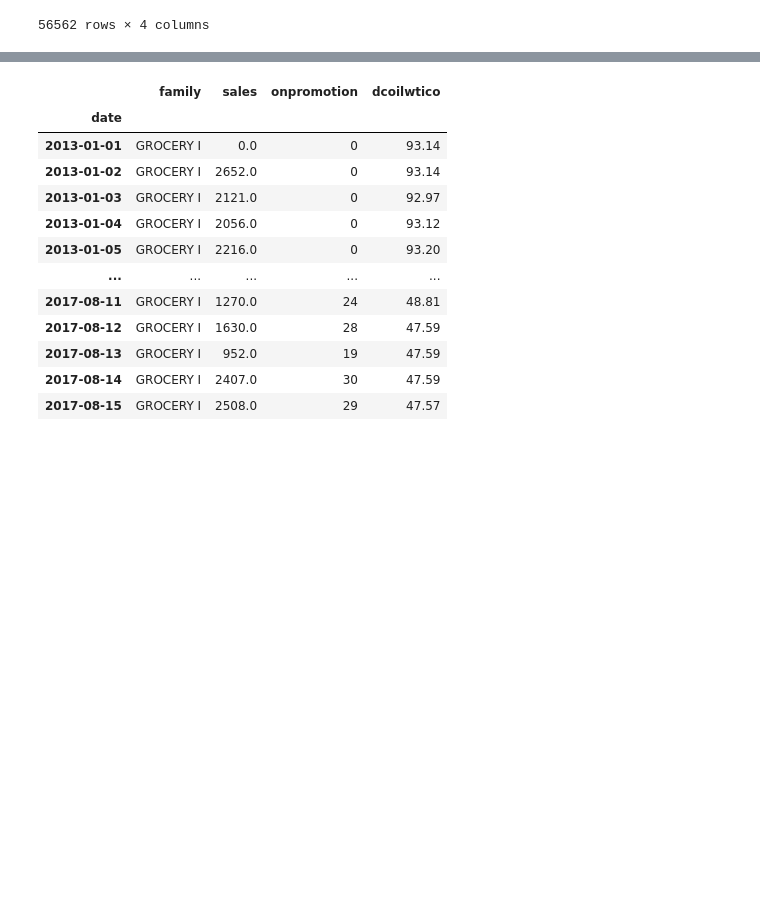
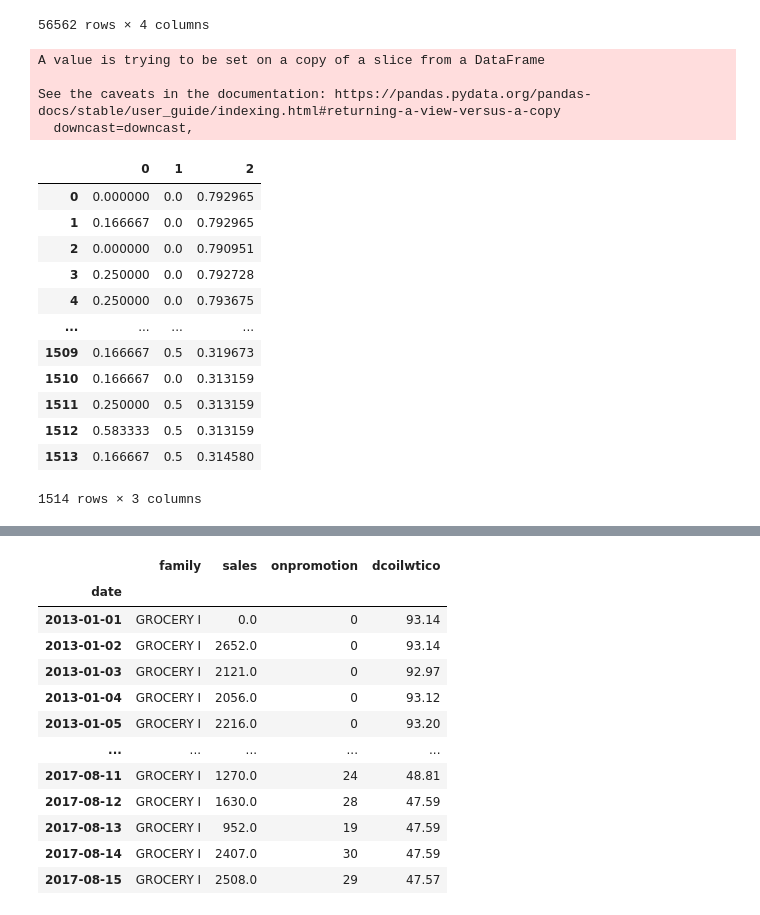
Before and after one commit to ferrry-ghsb/bigdata_6team, a Jupyter notebook: [ksy]preprocessing.ipynb, the cells around one changed output, grey strips where cells are left out. Drawn from its saved outputs; the diff is of its cells as text; code cells hidden in the pictures; blank space fills up the shorter version.

Commit message:
prepro_add_beauty

```diff
--- a/[ksy]preprocessing.ipynb
+++ b/[ksy]preprocessing.ipynb
@@ -359,3 +359,37 @@ train_cp
 | 2017-08-15 | SCHOOL AND OFFICE SUPPLIES | 0.000000 | 0 | 47.57 |
 | 2017-08-15 | SEAFOOD | 22.487000 | 0 | 47.57 |
 56562 rows × 4 columns
+# %%
+train_bea = train_cp[train_cp['family'] == 'BEAUTY']
+del train_bea['family']
+train_bea['dcoilwtico'].fillna(method='bfill', inplace = True)
+# %% [output]
+A value is trying to be set on a copy of a slice from a DataFrame
+
+See the caveats in the documentation: https://pandas.pydata.org/pandas-docs/stable/user_guide/indexing.html#returning-a-view-versus-a-copy
+  downcast=downcast,
+# %%
+Train_bea = train_bea[:-200]
+Test_bea = train_bea[-200:]
+from sklearn.preprocessing import MinMaxScaler
+scaler = MinMaxScaler()
+Train_bea = scaler.fit_transform(Train_bea)
+Test_bea = scaler.transform(Test_bea)
+Test_bea = pd.DataFrame(Test_bea)
+Train_bea = pd.DataFrame(Train_bea)
+# %%
+Train_bea
+# %% [output]
+|  | 0 | 1 | 2 |
+| 0 | 0.000000 | 0.0 | 0.792965 |
+| 1 | 0.166667 | 0.0 | 0.792965 |
+| 2 | 0.000000 | 0.0 | 0.790951 |
+| 3 | 0.250000 | 0.0 | 0.792728 |
+| 4 | 0.250000 | 0.0 | 0.793675 |
+| ... | ... | ... | ... |
+| 1509 | 0.166667 | 0.5 | 0.319673 |
+| 1510 | 0.166667 | 0.0 | 0.313159 |
+| 1511 | 0.250000 | 0.5 | 0.313159 |
+| 1512 | 0.583333 | 0.5 | 0.313159 |
+| 1513 | 0.166667 | 0.5 | 0.314580 |
+1514 rows × 3 columns
```
Also changed, not shown: parts of 2 cells of this notebook.
